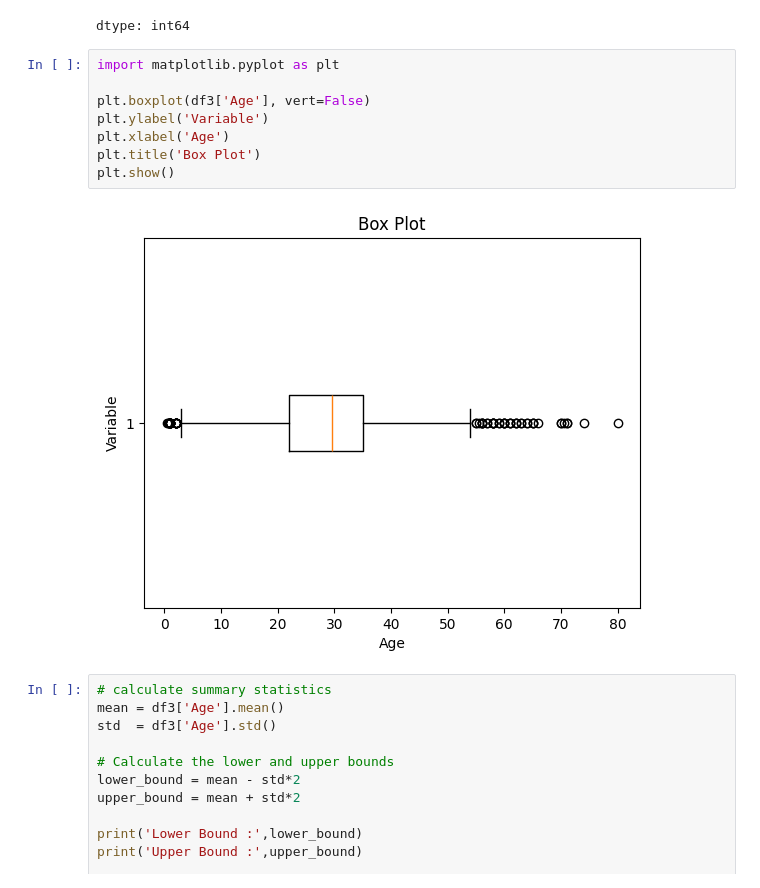
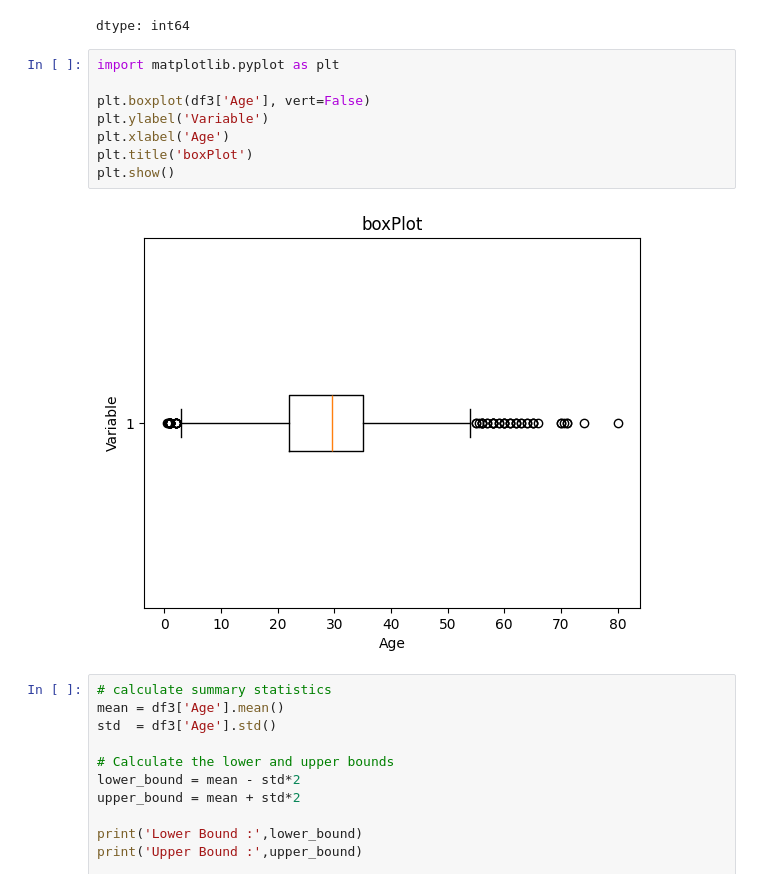
Before and after one commit to SunilRajput1606/Data-cleaning, a Jupyter notebook: DataCleaning.ipynb, the cells around one changed output. Saved outputs shown, nothing was run; the diff lists cells and outputs as text.

```diff
--- a/DataCleaning.ipynb
+++ b/DataCleaning.ipynb
@@ -137,13 +137,13 @@ dtype: int64
 # %%
 import matplotlib.pyplot as plt
 
 plt.boxplot(df3['Age'], vert=False)
 plt.ylabel('Variable')
 plt.xlabel('Age')
-plt.title('Box Plot')
+plt.title('boxPlot')
 plt.show()
 # %% [output]
-[figure, old version]
+[figure, new version]
 # %%
 # calculate summary statistics
 mean = df3['Age'].mean()
```
Also changed, not shown: parts of 1 cell of this notebook.
